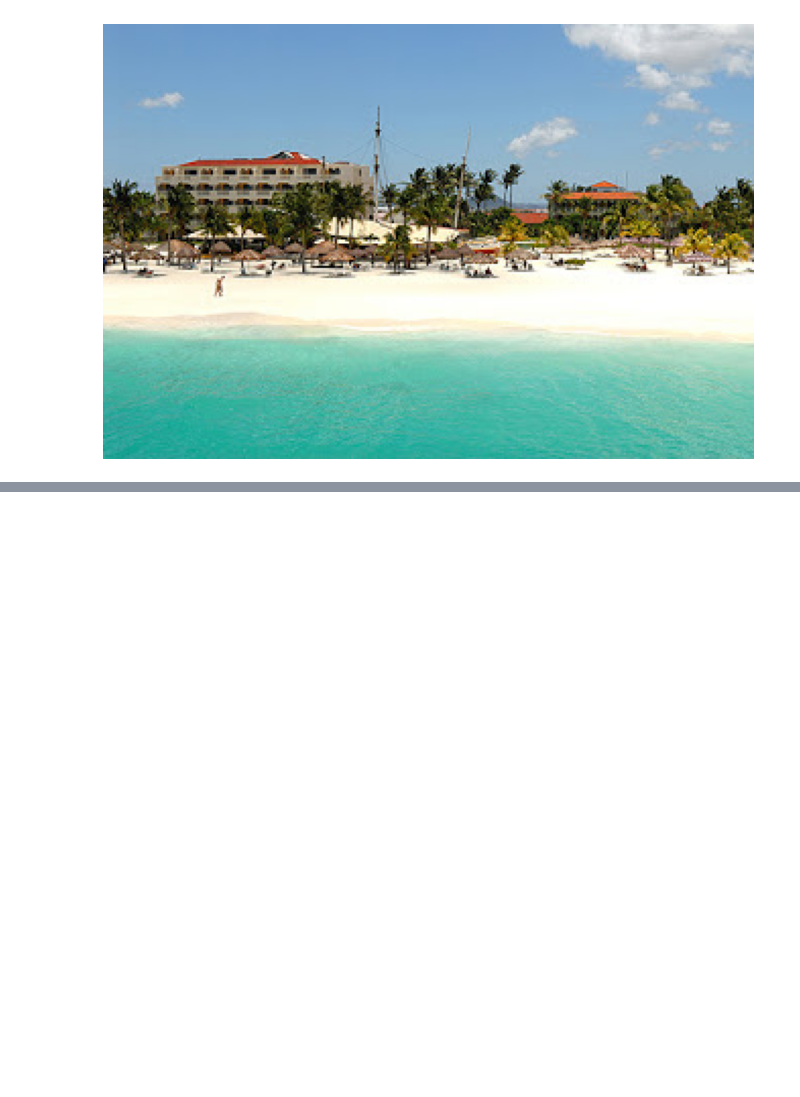
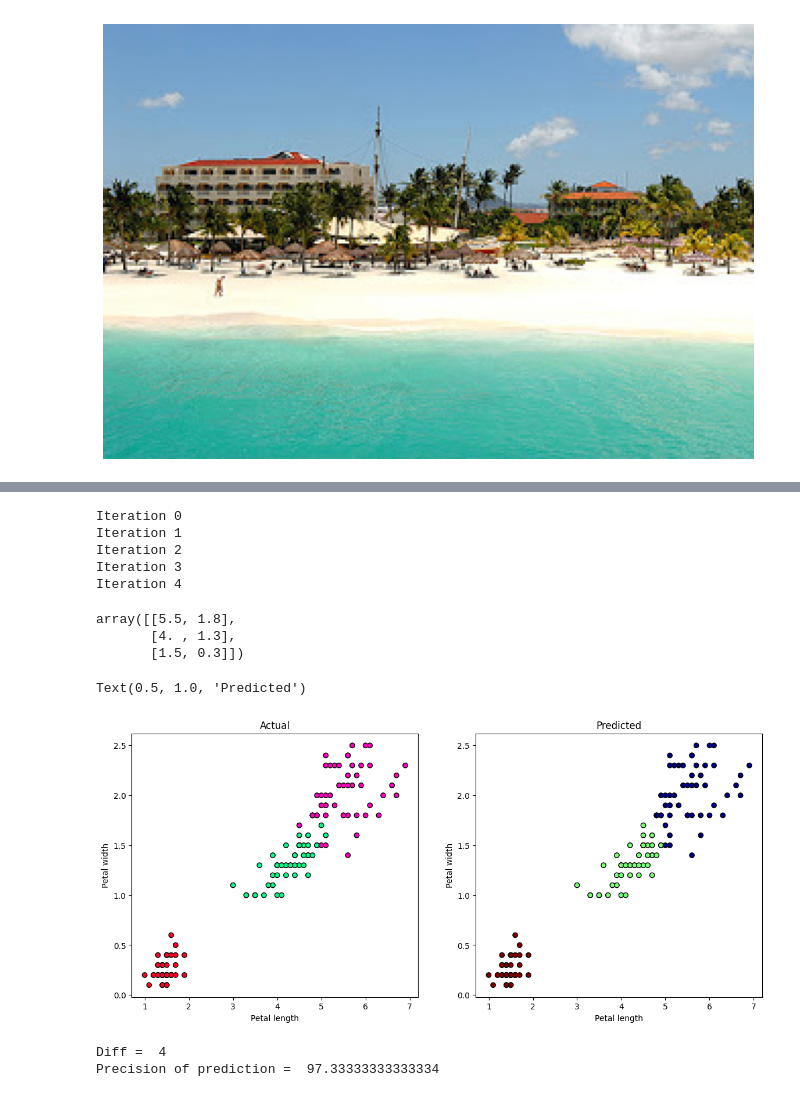
Before and after one commit to Mooseburger1/GT_MASTERS, a Jupyter notebook: Computational_Analytics/HW1/Q2/Q2.ipynb, the cells around one changed output, grey strips where cells are left out. Drawn from its saved outputs; the diff is of its cells as text; code cells hidden in the pictures; blank space fills up the shorter version.

```diff
--- a/Computational_Analytics/HW1/Q2/Q2.ipynb
+++ b/Computational_Analytics/HW1/Q2/Q2.ipynb
@@ -549,0 +687,47 @@ array([[204, 212, 214],
+# %%
+D=X[:,2:]
+m.fit(D)
+# %% [output]
+Iteration 0
+Iteration 1
+Iteration 2
+Iteration 3
+Iteration 4
+# %%
+m.cluster_centers()
+# %% [output]
+array([[5.5, 1.8],
+       [4. , 1.3],
+       [1.5, 0.3]])
+# %%
+fig, axes = plt.subplots(1, 2, figsize=(14,6),dpi=100)
+axes[0].scatter(D[:, 0], D[:, 1], c=y, cmap='gist_rainbow',
+edgecolor='k')
+axes[1].scatter(D[:, 0], D[:, 1], c=m.clusters(), cmap='jet',
+edgecolor='k')
+axes[0].set_xlabel('Petal length')
+axes[0].set_ylabel('Petal width')
+axes[1].set_xlabel('Petal length')
+axes[1].set_ylabel('Petal width')
+axes[0].set_title('Actual')
+axes[1].set_title('Predicted')
+# %% [output]
+Text(0.5, 1.0, 'Predicted')
+[figure, added]
+# %%
+diff = 0
+for i in range(0, 3):
+    count_y = 0
+    count_labels = 0
+    for j in range(len(y)):
+        if y[j] == i:
+            count_y += 1
+        if m.clusters()[j] == i:
+            count_labels += 1
+    diff += abs(count_y - count_labels)
+
+print("Diff = ",diff)
+print("Precision of prediction = ",((len(y) - diff)/len(y))*100)
+# %% [output]
+Diff =  4
+Precision of prediction =  97.33333333333334
```
Also changed, not shown: parts of 21 cells of this notebook, 5 other files.
